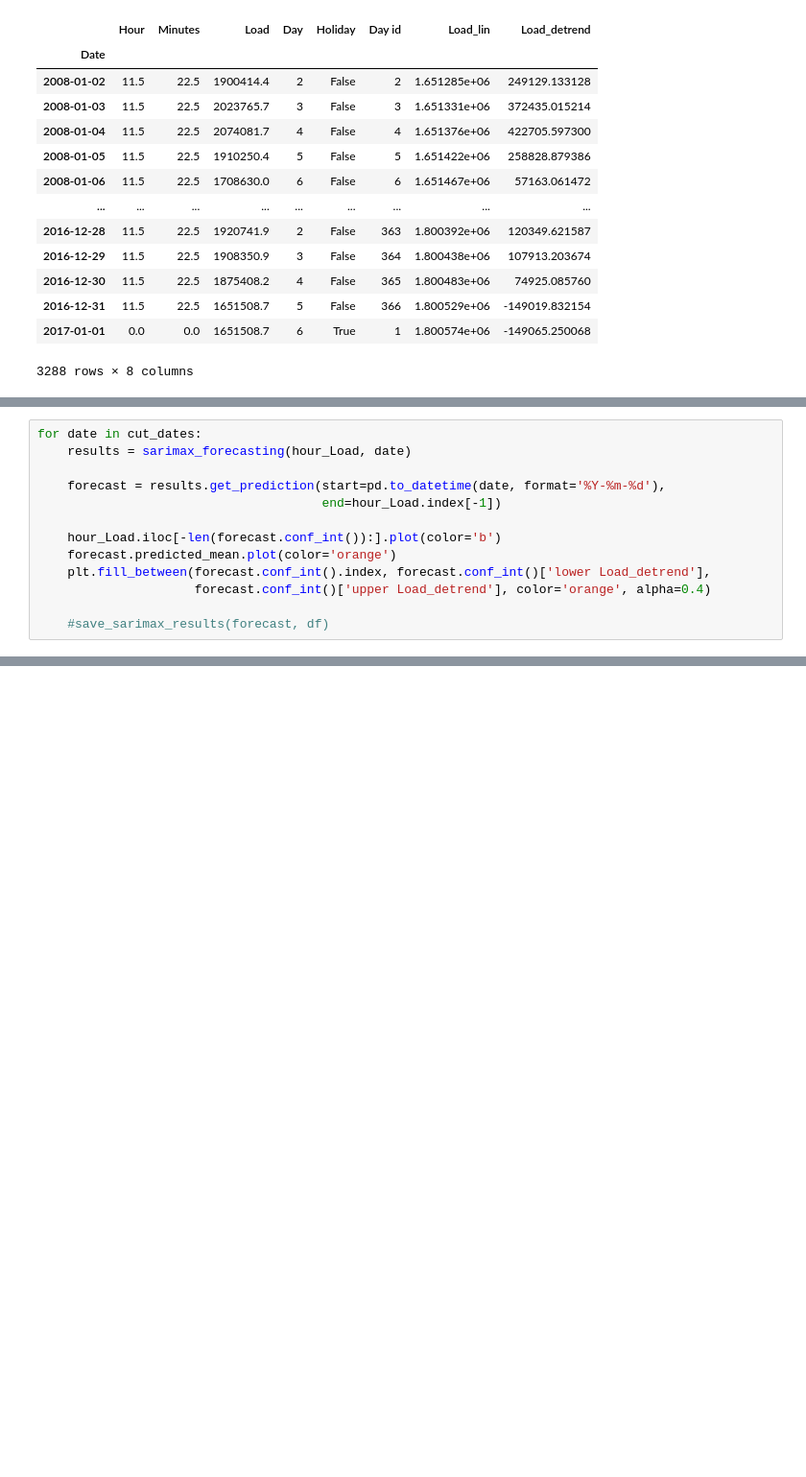
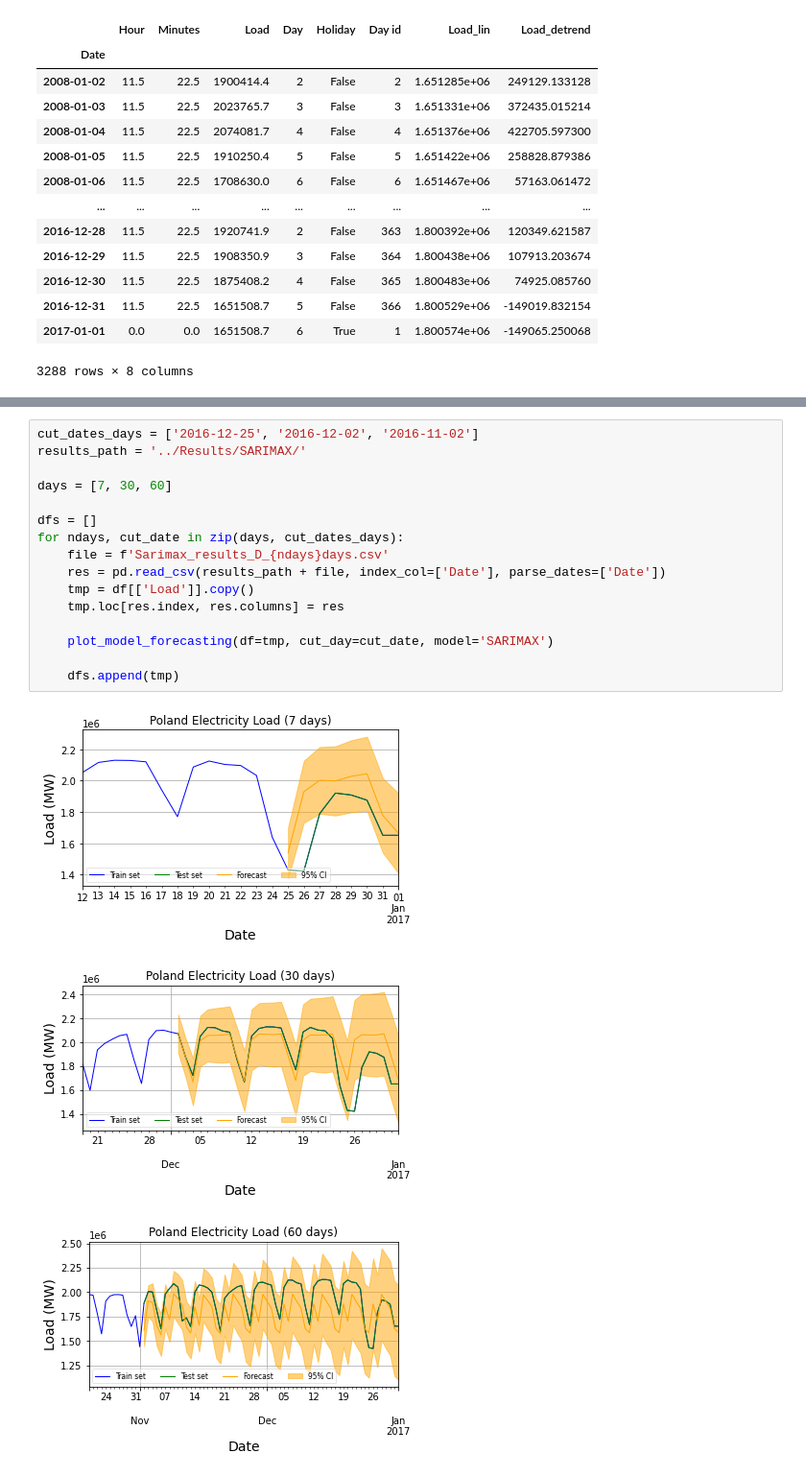
Before and after one commit to BleakHeart/Report-2, a Jupyter notebook: src/SARIMA.ipynb, the cells around one changed output, grey strips where cells are left out. Shown at 96% size. Drawn from its saved outputs; the diff is of its cells as text; blank space fills up the shorter version.

```diff
--- a/src/SARIMA.ipynb
+++ b/src/SARIMA.ipynb
@@ -159,13 +135,0 @@ cut_dates = ['2016-12-22', '2016-12-01', '2016-11-01']
-# %%
-for date in cut_dates:
-    results = sarimax_forecasting(hour_Load, date)
-
-    forecast = results.get_prediction(start=pd.to_datetime(date, format='%Y-%m-%d'),
-                                      end=hour_Load.index[-1])
-
-    hour_Load.iloc[-len(forecast.conf_int()):].plot(color='b')
-    forecast.predicted_mean.plot(color='orange')
-    plt.fill_between(forecast.conf_int().index, forecast.conf_int()['lower Load_detrend'],
-                     forecast.conf_int()['upper Load_detrend'], color='orange', alpha=0.4)
-
-    #save_sarimax_results(forecast, df)
@@ -175,0 +245,20 @@ for date in cut_dates:
+# %%
+cut_dates_days = ['2016-12-25', '2016-12-02', '2016-11-02']
+results_path = '../Results/SARIMAX/'
+
+days = [7, 30, 60]
+
+dfs = []
+for ndays, cut_date in zip(days, cut_dates_days):
+    file = f'Sarimax_results_D_{ndays}days.csv'
+    res = pd.read_csv(results_path + file, index_col=['Date'], parse_dates=['Date'])
+    tmp = df[['Load']].copy()
+    tmp.loc[res.index, res.columns] = res
+
+    plot_model_forecasting(df=tmp, cut_day=cut_date, model='SARIMAX')
+
+    dfs.append(tmp)
+# %% [output]
+[figure, added]
+[figure, added]
+[figure, added]
```
Also changed, not shown: parts of 22 cells of this notebook.
